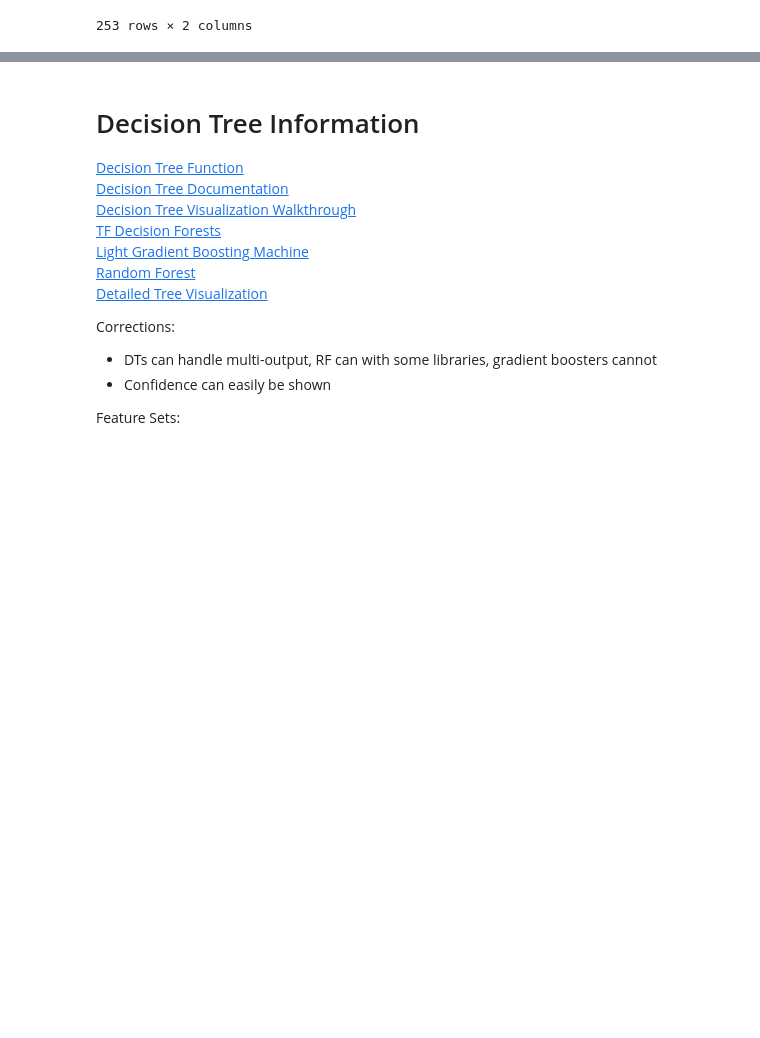
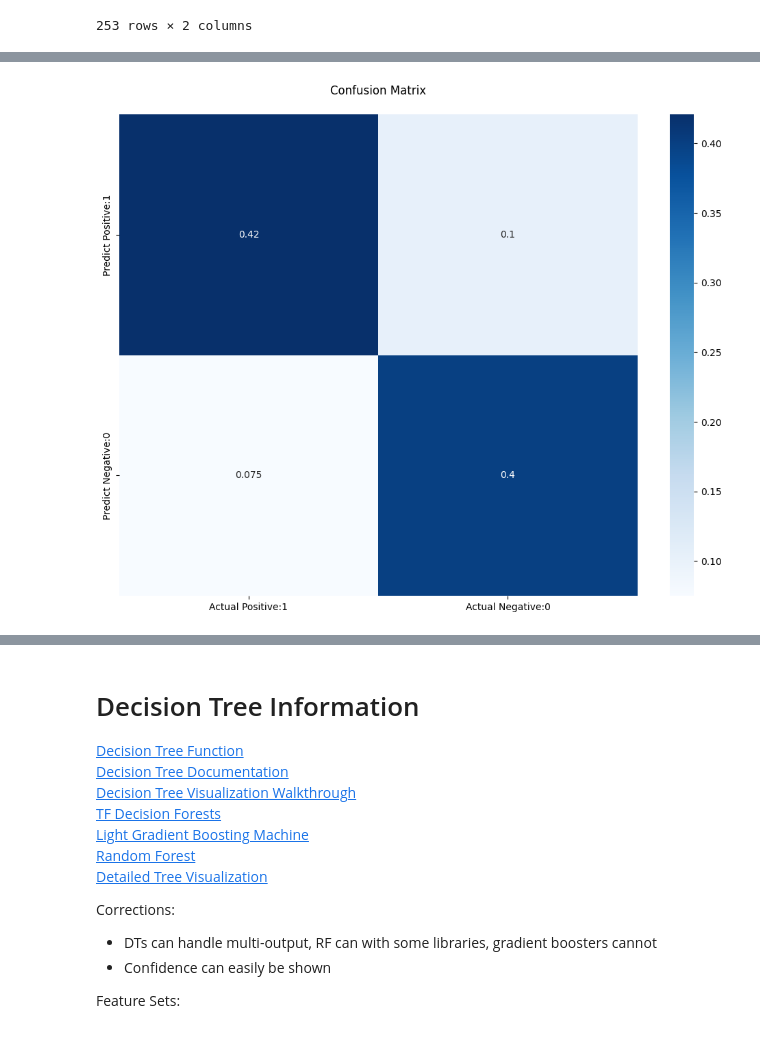
Before and after one commit to ncallahanml/sine_wave_regression, a Jupyter notebook: FeatureAnalysis.ipynb, the cells around one changed output, grey strips where cells are left out. Saved outputs shown, nothing was run; the diff lists cells and outputs as text; code cells hidden in the pictures; blank space fills up the shorter version.

Commit message:
model visual update 1

```diff
--- a/FeatureAnalysis.ipynb
+++ b/FeatureAnalysis.ipynb
@@ -21,5 +21,8 @@ for file in files[:10]:
     full_path = os.path.join(DATA_DIR, file)
     date = file.replace('.csv','')
     temp_df = read_analyzed_edge(full_path)
-    display(temp_df.head())
+    display(temp_df)
+    for col in temp_df:
+        temp_df[col] = temp_df[col].apply(lambda x : x if np.isfinite(x) else temp_df[col].max())
     df_dict[date] = temp_df
+    assert temp_df.notnull().all().all(), 'Nan still found'
@@ -181,34 +536,80 @@ from statsmodels.nonparametric.smoothers_lowess import lowess
 # %%
-def split_min_cols(X):
-    X = X.loc[:,['period','maxcov','amp']]
-    return X
+def plot_confusion_matrix(y_pred, y_test, norm=True):
+    plt.figure(figsize=(10,8))
+    cm = confusion_matrix(y_test, y_pred)
+    if norm:
+        cm = cm.astype('float32') / np.sum(np.sum(cm))
 
-def split_core_cols(X):
-    X = X.drop(columns=['period_score','maxcov_score','amp_score','sum_score','total_score'])
-    return X
+    cm_matrix = pd.DataFrame(
+        data=cm,
+        columns=['Actual Positive:1', 'Actual Negative:0'],
+        index=['Predict Positive:1', 'Predict Negative:0']
+    )
+    sns.heatmap(cm_matrix, annot=True, cmap='Blues')
+    plt.title("Confusion Matrix\n")
+    plt.tight_layout()
+    plt.show()
+    return
 
-def split_all_cols(X):
-    X = X.drop(columns=['sum_score','total_score'])
-    return X
+X_nonull, y_nonull = filter_null(X, y)
+
+# X_train, X_test, y_train, y_test = train_test_split(X, y, test_size=.2)
+X_train, X_test, y_train, y_test = train_test_evensplit(X_nonull, y_nonull, test_size=.2, proportion_false_true=1)
+# model = LGBMClassifier()
 
 
+logistic_model = LogisticRegression(n_jobs=-1, max_iter=100)
+logistic_model.fit(X_train.copy(), y_train.copy()) # copy shouldn't be necessary?
 
-X_train, X_test, y_train, y_test = train_test_split(X, y, train_size=.2)
-# model = LGBMClassifier()
-scores = list()
-for max_depth in range(1, 15):
-    model = DecisionTreeClassifier(max_depth=max_depth, max_features=X_train.shape[1])
-    model.fit(X_train, y_train)
+y_pred = logistic_model.predict(X_test)
+logistic_score = logistic_model.score(X_test, y_test)
+print('Logistic Score', logistic_score)
 
+
+def model_ranged(model_name, range_min=0, range_max=15):
+    scores = list()
+    best_max_depth = None
+    max_score = -np.inf
+    best_model = None
+
+    for max_depth in range(range_min, range_max):
+        if model_name == 'lgbm':
+            model = LGBMClassifier(max_depth=max_depth, n_jobs=-1)
+        elif model_name == 'randfor':
+            model = RandomForestRegressor(max_depth=max_depth)
+        elif model_name == 'dt':
+            model = DecisionTreeClassifier(max_depth=max_depth, max_features=X_train.shape[1])
+        model.fit(X_train, y_train)
+
+        y_pred = model.predict(X_test)
+        score = model.score(X_test, y_test)
+        if score > max_score:
+            best_max_depth = max_depth
+            max_score = score
+            best_model = model
+
+#         plot_confusion_matrix(y_pred, y_test)
+        scores.append((max_depth, score))
+
+    print('Max Score', max_score)
     y_pred = model.predict(X_test)
-    score = model.score(X_test, y_test)
-    print('ROC', roc_auc(y_pred, y_test))
-    plt.title(max_depth)
-    plt.show()
-    scores.append((max_depth, score))
+    print(model_name, 'Confusion Matrix')
+    plot_confusion_matrix(y_pred, y_test)
+    return scores, best_model,
 
-x, y = zip(*scores)
-sns.lineplot(x=x, y=y, palette='viridis')
+lgbm_scores, lgbm_model = model_ranged('lgbm', range_min=1, range_max=50)
+dtc_scores, dtc_model = model_ranged('dt', range_min=2, range_max=50)
+
+plot_x_lgbm, plot_y_lgbm = zip(*lgbm_scores)
+plot_x_dtc, plot_y_dtc = zip(*dtc_scores)
+
+plt.figure(figsize=(16,8), dpi=300)
+plt.axhline(logistic_score, xmin=plot_x_lgbm[0], xmax=plot_x_lgbm[-1], label='Logistic Regression', color='black')
+sns.lineplot(x=plot_x_lgbm, y=plot_y_lgbm, label='Light GBM Results', color='blue')
+sns.lineplot(x=plot_x_dtc, y=plot_y_dtc, label='Decision Tree Results', color='purple')
 plt.xlabel('Max Tree Depth')
 plt.ylabel('Accuracy Score')
+plt.ylim([-.1, 1.1])
+plt.legend()
 plt.show()
+# %% [output]
@@ -214,0 +620 @@ plt.show()
+[figure, added]
```
Also changed, not shown: parts of 9 cells of this notebook, 7 other files.
